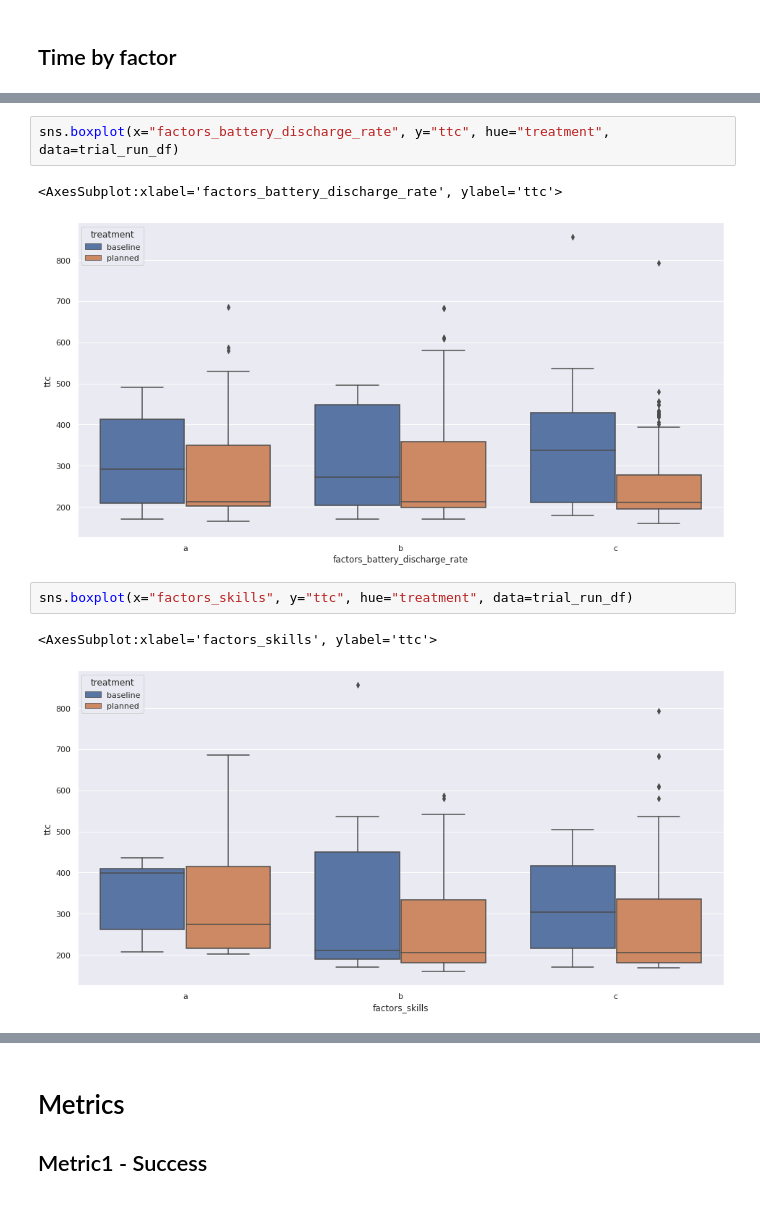
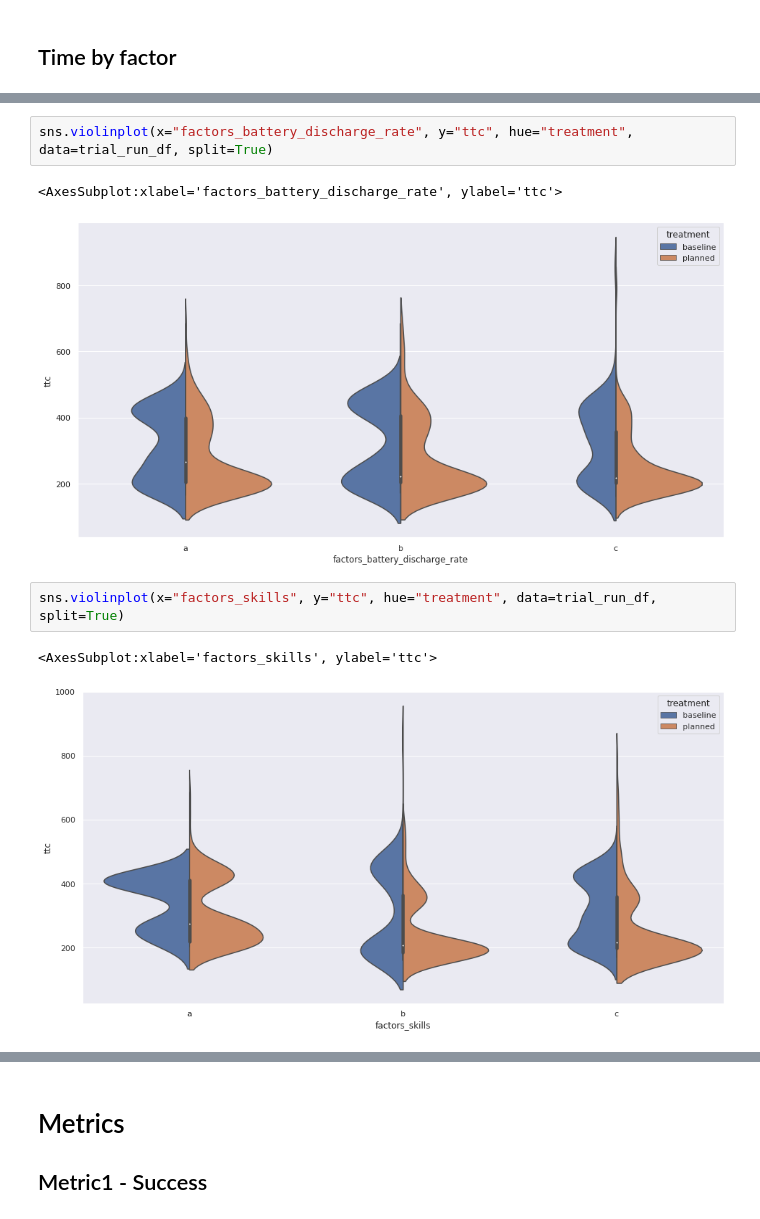
Before and after one commit to VicenteMoraes/hmrs_analysis, a Jupyter notebook: notebooks/Analysis.ipynb, the cells around one changed output, grey strips where cells are left out. Drawn from its saved outputs; the diff is of its cells as text.

```diff
--- a/notebooks/Analysis.ipynb
+++ b/notebooks/Analysis.ipynb
@@ -776,11 +776,11 @@ sns.boxplot(x="factors_battery_charge", y="ttc", hue="treatment", data=trial_run
 # %%
-sns.boxplot(x="factors_battery_discharge_rate", y="ttc", hue="treatment", data=trial_run_df)
+sns.violinplot(x="factors_battery_discharge_rate", y="ttc", hue="treatment", data=trial_run_df, split=True)
 # %% [output]
 <AxesSubplot:xlabel='factors_battery_discharge_rate', ylabel='ttc'>
-[figure, old version]
+[figure, new version]
 # %%
-sns.boxplot(x="factors_skills", y="ttc", hue="treatment", data=trial_run_df)
+sns.violinplot(x="factors_skills", y="ttc", hue="treatment", data=trial_run_df, split=True)
 # %% [output]
 <AxesSubplot:xlabel='factors_skills', ylabel='ttc'>
-[figure, old version]
+[figure, new version]
 # %%
```
Also changed, not shown: parts of 8 cells of this notebook, 4 other files.
